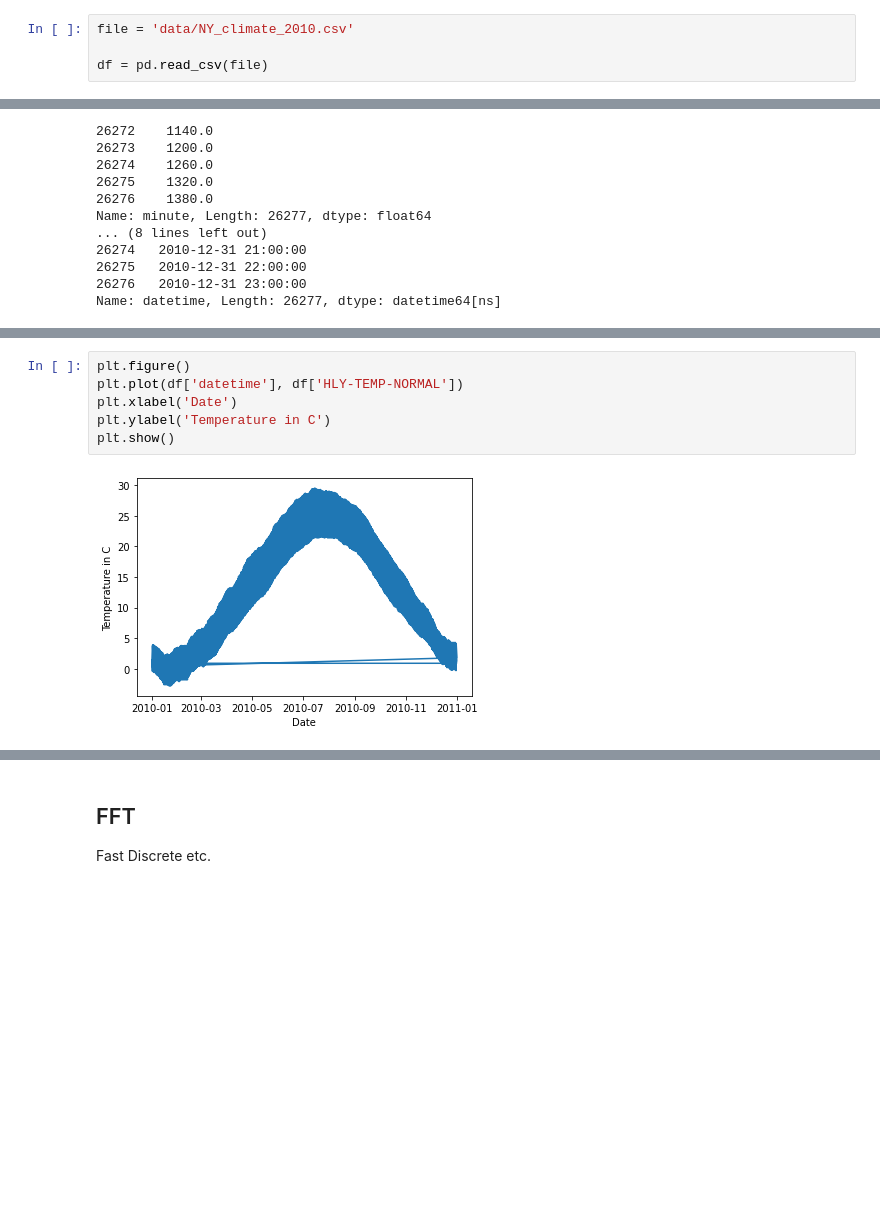
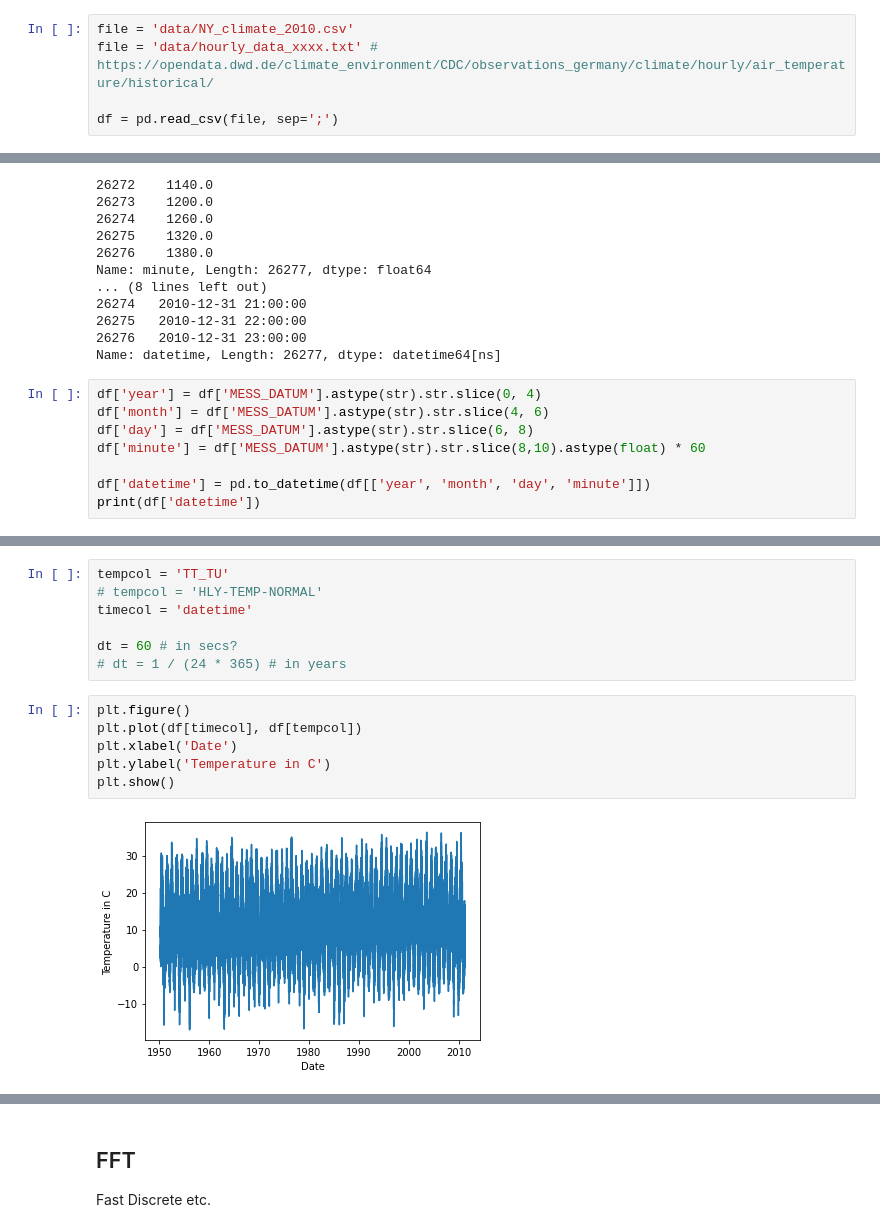
Before and after one commit to torstendahm/seismology_classroom, a Jupyter notebook: numerical_tools/Fourier_Transform_temp.ipynb, the cells around one changed output, grey strips where cells are left out. Cells and saved outputs as stored; diff of their text form; blank space fills up the shorter version.

Commit message:
Added second example for climate data

```diff
--- a/numerical_tools/Fourier_Transform_temp.ipynb
+++ b/numerical_tools/Fourier_Transform_temp.ipynb
@@ -9,8 +9,9 @@ import matplotlib.pyplot as plt
 import pandas as pd
 # %%
 file = 'data/NY_climate_2010.csv'
+file = 'data/hourly_data_xxxx.txt' # https://opendata.dwd.de/climate_environment/CDC/observations_germany/climate/hourly/air_temperature/historical/
 
-df = pd.read_csv(file)
+df = pd.read_csv(file, sep=';')
 # %%
 print(df.head(10))
 # %% [output]
@@ -80,3 +71,11 @@ Name: minute, Length: 26277, dtype: float64
 26275   2010-12-31 22:00:00
 26276   2010-12-31 23:00:00
 Name: datetime, Length: 26277, dtype: datetime64[ns]
+# %%
+df['year'] = df['MESS_DATUM'].astype(str).str.slice(0, 4)
+df['month'] = df['MESS_DATUM'].astype(str).str.slice(4, 6)
+df['day'] = df['MESS_DATUM'].astype(str).str.slice(6, 8)
+df['minute'] = df['MESS_DATUM'].astype(str).str.slice(8,10).astype(float) * 60
+
+df['datetime'] = pd.to_datetime(df[['year', 'month', 'day', 'minute']])
+print(df['datetime'])
@@ -83,10 +95,17 @@ Name: datetime, Length: 26277, dtype: datetime64[ns]
+# %%
+tempcol = 'TT_TU'
+# tempcol = 'HLY-TEMP-NORMAL'
+timecol = 'datetime'
+
+dt = 60 # in secs?
+# dt = 1 / (24 * 365) # in years
 # %%
 plt.figure()
-plt.plot(df['datetime'], df['HLY-TEMP-NORMAL'])
+plt.plot(df[timecol], df[tempcol])
 plt.xlabel('Date')
 plt.ylabel('Temperature in C')
 plt.show()
 # %% [output]
-[figure, old version]
+[figure, new version]
 # %%
 plt.figure()
```
Also changed, not shown: parts of 5 cells of this notebook, 1 other file.
